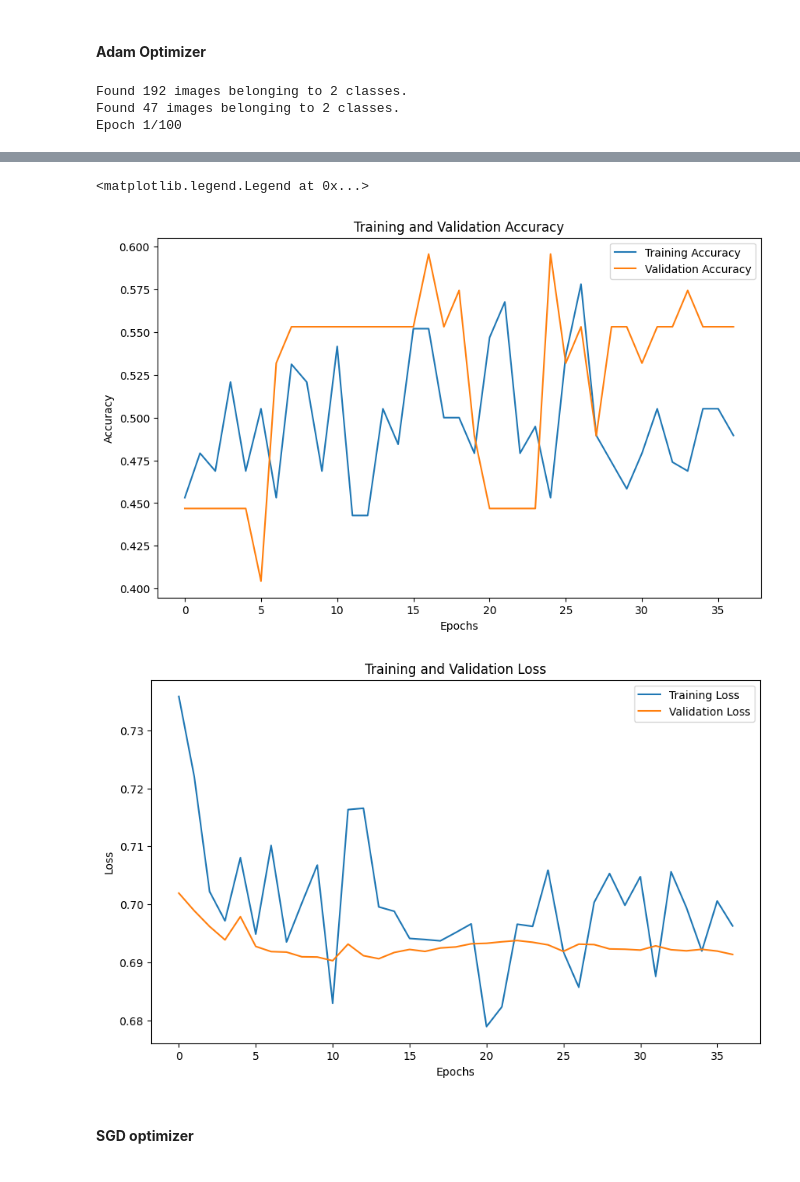
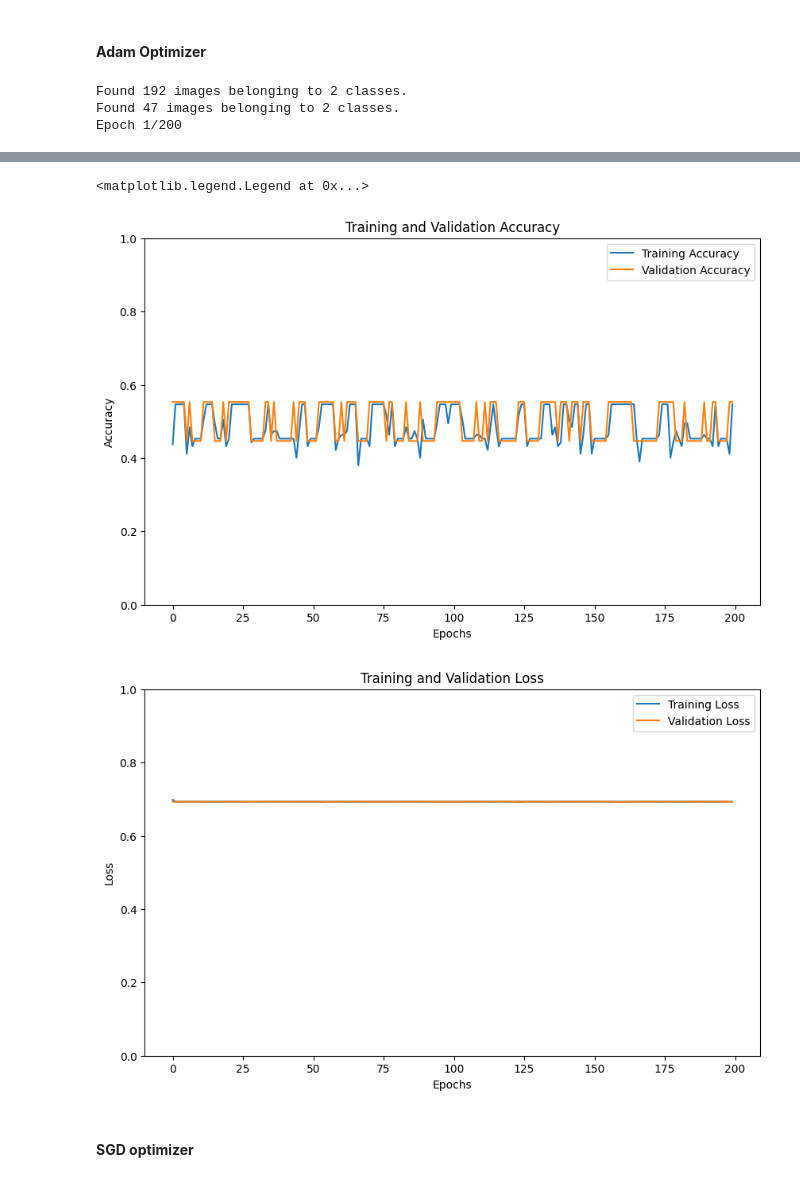
Before and after one commit to Dezarti/nodulos_tiroideos, a Jupyter notebook: 4_modelos_CNN.ipynb, the cells around one changed output, grey strips where cells are left out. Saved outputs shown, nothing was run; the diff lists cells and outputs as text; code cells hidden in the pictures.

```diff
--- a/4_modelos_CNN.ipynb
+++ b/4_modelos_CNN.ipynb
@@ -46,7 +46,7 @@ def setup_image_generators(base_dir, input_size=(224, 224), batch_size=5):
         width_shift_range=0.2,
         height_shift_range=0.2,
         shear_range=5,
-        zoom_range=[0.5, 1.5],
+        zoom_range=[0.2, 1.2],
         horizontal_flip=True,
         vertical_flip=True,
         fill_mode='constant',
@@ -95,12 +95,12 @@ def create_model(input_shape=(224, 224, 3)):
     model = Sequential([
         base_model,
         GlobalAveragePooling2D(),
-        Dense(10, activation='relu'),
+        Dense(128, activation='relu'),
         Dropout(0.5),
         Dense(1, activation='sigmoid')  # Cambio para clasificación binaria
     ])
 
-    model.compile(optimizer=Adam(learning_rate=0.0001), loss='binary_crossentropy', metrics=['accuracy'])
+    model.compile(optimizer=Adam(learning_rate=0.01), loss='binary_crossentropy', metrics=['accuracy'])
     return model
 
 # Ruta al directorio de imágenes
@@ -132,9 +132,9 @@ early_stopping = EarlyStopping(
 history = model.fit(
     train_gen,
     validation_data=val_gen,
-    epochs=100,
+    epochs=200,
     class_weight=class_weights, # Ajuste de pesos para cada clase
-    callbacks=[early_stopping]
+    #callbacks=[early_stopping]
 )
 
 # Performance Metrics
@@ -156,6 +156,7 @@ epochs = range(len(acc))
 plt.figure(figsize=(10, 6))  # Set the figure size for better readability
 plt.plot(epochs, acc, label='Training Accuracy')
 plt.plot(epochs, val_acc, label='Validation Accuracy')
+plt.ylim(0, 1.0)
 plt.title('Training and Validation Accuracy')  # Set the title of the graph
 plt.xlabel('Epochs')  # Label the x-axis as 'Epochs'
 plt.ylabel('Accuracy')  # Label the y-axis as 'Accuracy'
@@ -167,9 +168,10 @@ plt.plot(epochs, loss, label='Training Loss')
 plt.plot(epochs, val_loss, label='Validation Loss')
 plt.title('Training and Validation Loss')  # Set the title of the graph
 plt.xlabel('Epochs')  # Label the x-axis as 'Epochs'
+plt.ylim(0, 1.0)
 plt.ylabel('Loss')  # Label the y-axis as 'Loss'
 plt.legend()  # Add a legend to distinguish training vs. validation
 # %% [output]
 Found 192 images belonging to 2 classes.
 Found 47 images belonging to 2 classes.
-Epoch 1/100
+Epoch 1/200
@@ -193,6 +195,6 @@ Epoch 37: early stopping
 <matplotlib.legend.Legend at 0x...>
-[figure, old version]
+[figure, new version]
-[figure, old version]
+[figure, new version]
 # %% [markdown]
 #### **SGD optimizer**
 # %%
```
Also changed, not shown: parts of 7 cells of this notebook, 1 other file.
